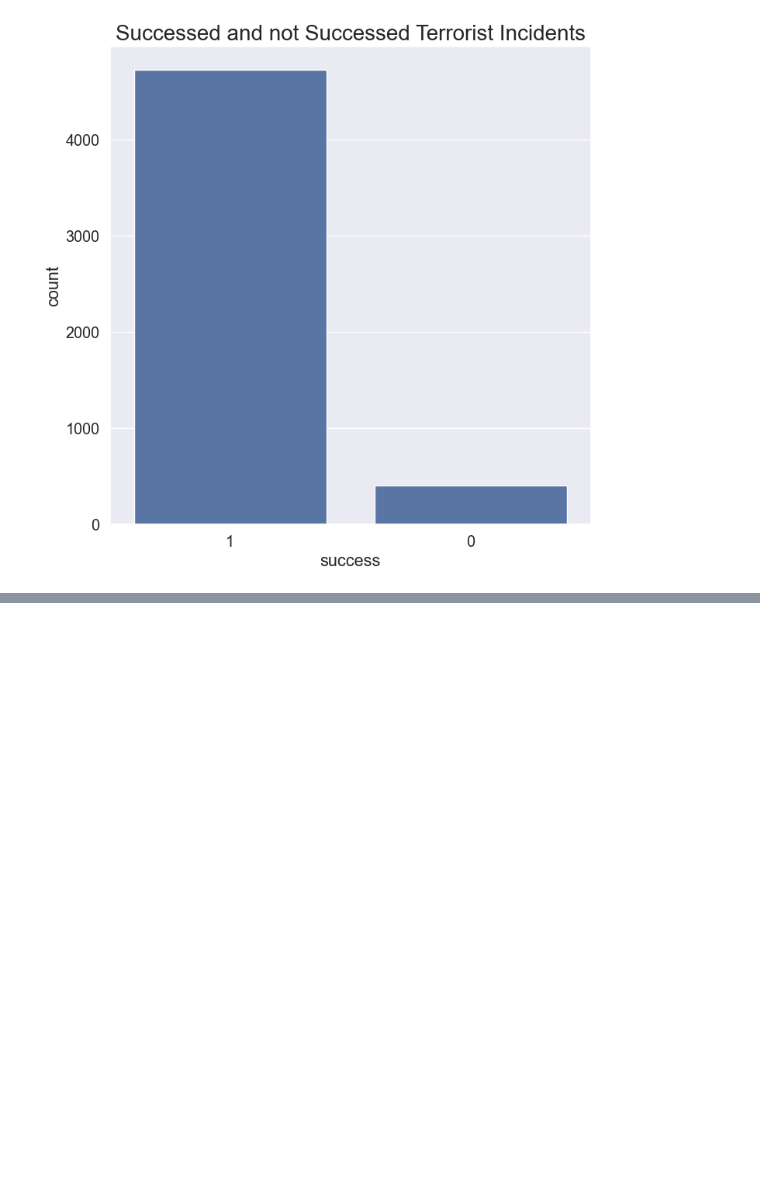
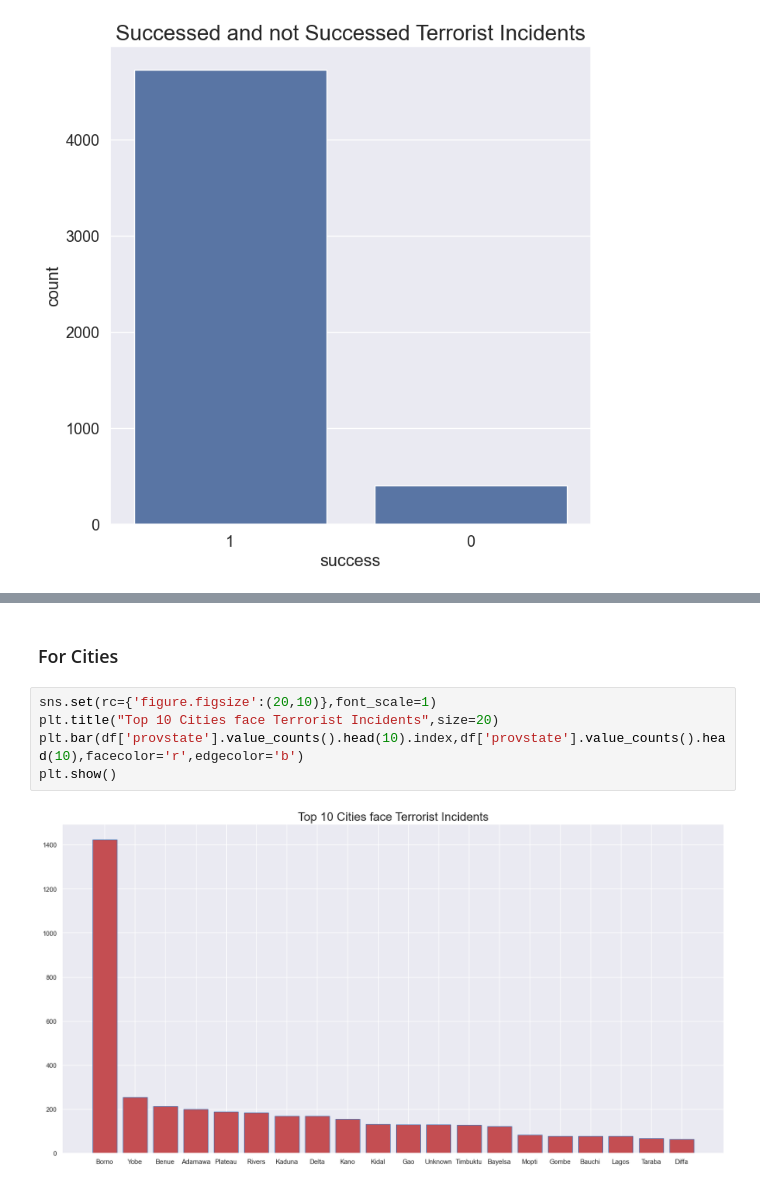
Before and after one commit to baafbass/Casptone_Project_For_SDG, a Jupyter notebook: Terrorism_attack.ipynb, the cells around one changed output, grey strips where cells are left out. Cells and saved outputs as stored; diff of their text form; blank space fills up the shorter version.

```diff
--- a/Terrorism_attack.ipynb
+++ b/Terrorism_attack.ipynb
@@ -251,0 +276,9 @@ plt.show()
+# %% [markdown]
+### For Cities
+# %%
+sns.set(rc={'figure.figsize':(20,10)},font_scale=1)
+plt.title("Top 10 Cities face Terrorist Incidents",size=20)
+plt.bar(df['provstate'].value_counts().head(10).index,df['provstate'].value_counts().head(10),facecolor='r',edgecolor='b')
+plt.show()
+# %% [output]
+[figure, added]
```
Also changed, not shown: parts of 11 cells of this notebook.
